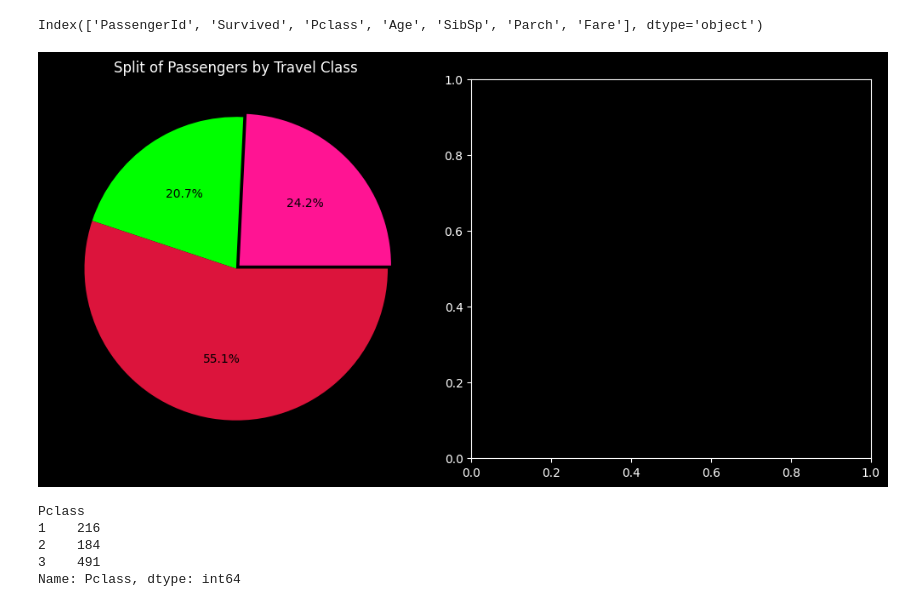
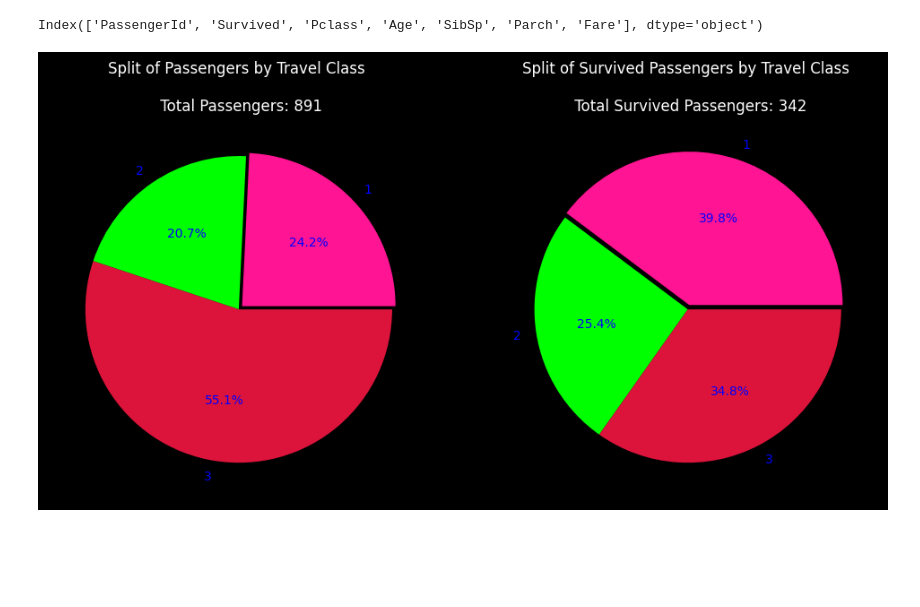
Before and after one commit to sai-sundeep/data-visualization, a Jupyter notebook: titanic/exploratory.ipynb, the cells around one changed output. Drawn from its saved outputs; the diff is of its cells as text; code cells hidden in the pictures; blank space fills up the shorter version.

```diff
--- a/titanic/exploratory.ipynb
+++ b/titanic/exploratory.ipynb
@@ -128,19 +130,16 @@ train_dataset._get_numeric_data().columns
 Index(['PassengerId', 'Survived', 'Pclass', 'Age', 'SibSp', 'Parch', 'Fare'], dtype='object')
 # %%
 distinct_passenger_class = train_dataset.groupby("Pclass")["Pclass"].count()
+passengers_survived_by_class = train_dataset[train_dataset['Survived'] == 1].groupby("Pclass")['Pclass'].count()
 fig, axs = plt.subplots(nrows=1, ncols=2, figsize=(10, 5), layout="constrained")
-axs[0].pie(distinct_passenger_class, labels=list(distinct_passenger_class.index), autopct='%1.1f%%', colors=["deeppink", "lime", "crimson"], explode=(0.03, 0, 0), textprops=dict(color="white"))
-axs[0].set_title("Split of Passengers by Travel Class")
+
+axs[0].pie(distinct_passenger_class, labels=list(distinct_passenger_class.index), autopct='%1.1f%%', colors=["deeppink", "lime", "crimson"], explode=(0.03, 0, 0), textprops=dict(color="blue"))
+axs[0].set_title(f"Split of Passengers by Travel Class \n\n Total Passengers: {len(train_dataset)}")
+
+axs[1].pie(passengers_survived_by_class, labels=list(passengers_survived_by_class.index), autopct='%1.1f%%', colors=["deeppink", "lime", "crimson"], explode=(0.03, 0, 0), textprops=dict(color="blue"))
+axs[1].set_title(f"Split of Survived Passengers by Travel Class \n\n Total Survived Passengers: {passengers_survived_by_class.sum()}")
+
 plt.show()
 # %% [output]
-[figure, old version]
+[figure, new version]
-# %%
-distinct_passenger_class = train_dataset.groupby("Pclass")["Pclass"].count()
-distinct_passenger_class
-# %% [output]
-Pclass
-1    216
-2    184
-3    491
-Name: Pclass, dtype: int64
 # %%
```
Also changed, not shown: parts of 5 cells of this notebook, 1 other file.
